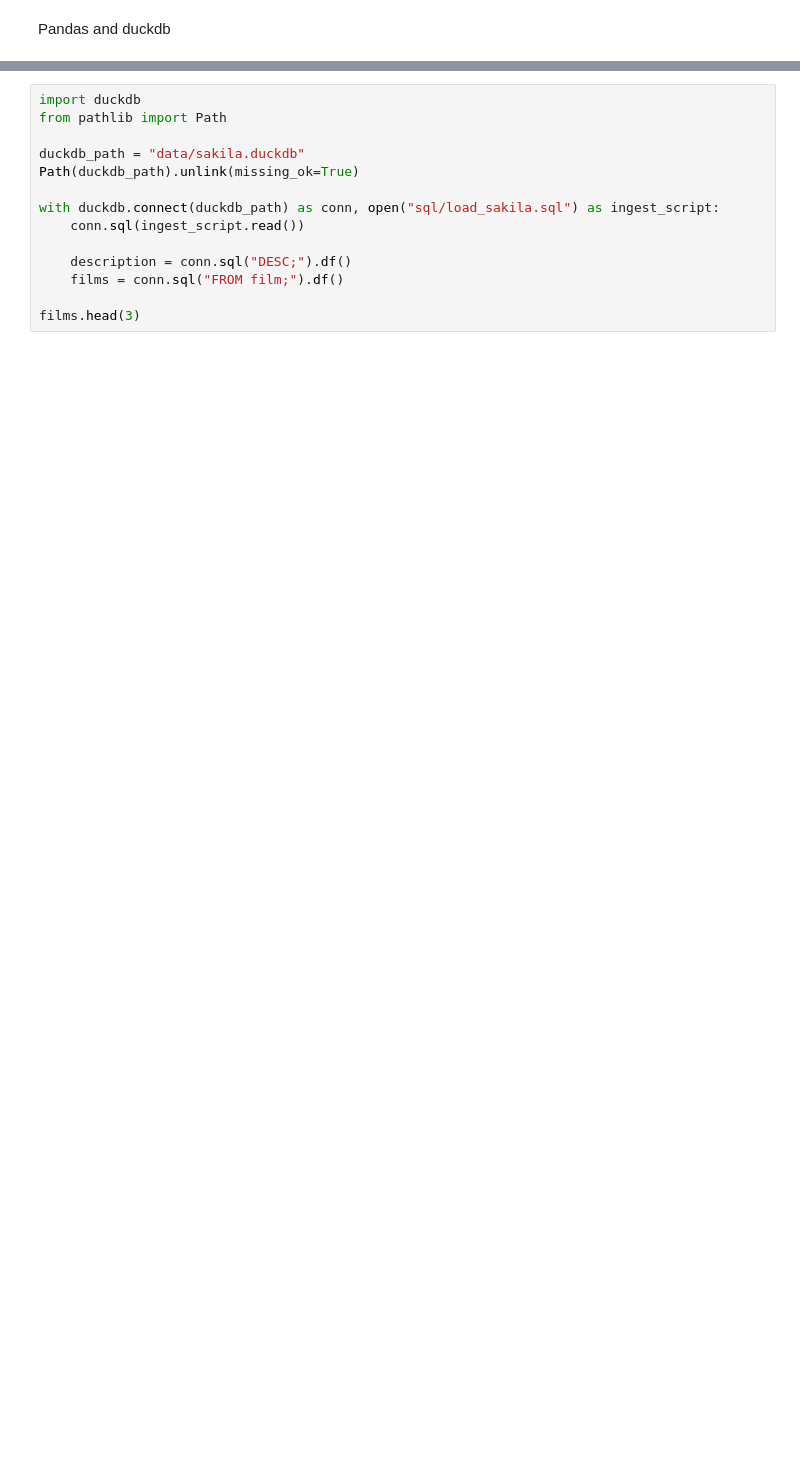
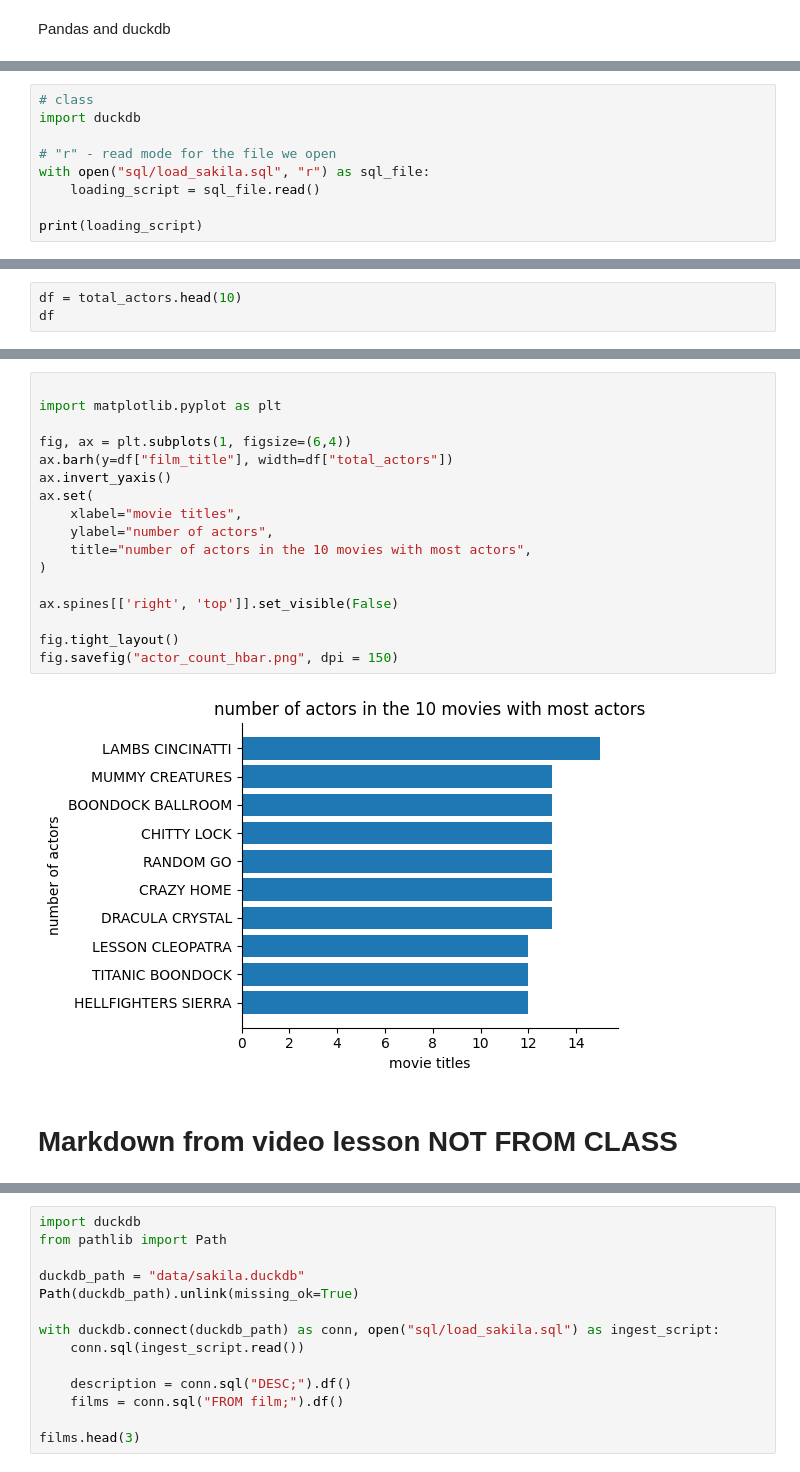
Before and after one commit to SadiaAwan/duckdb_analytics_sadia_awan_mlops25, a Jupyter notebook: code_alongs/18_pandas_duckdb/duckdb_pandas.ipynb, the cells around one changed output, grey strips where cells are left out. Cells and saved outputs as stored; diff of their text form; blank space fills up the shorter version.

```diff
--- a/code_alongs/18_pandas_duckdb/duckdb_pandas.ipynb
+++ b/code_alongs/18_pandas_duckdb/duckdb_pandas.ipynb
@@ -2,0 +5,9 @@ Pandas and duckdb
+# %%
+# class
+import duckdb
+
+# "r" - read mode for the file we open
+with open("sql/load_sakila.sql", "r") as sql_file:
+    loading_script = sql_file.read()
+
+print(loading_script)
@@ -2,0 +288,3 @@ Pandas and duckdb
+# %%
+df = total_actors.head(10)
+df
@@ -2,0 +303,21 @@ Pandas and duckdb
+# %%
+
+import matplotlib.pyplot as plt
+
+fig, ax = plt.subplots(1, figsize=(6,4))
+ax.barh(y=df["film_title"], width=df["total_actors"])
+ax.invert_yaxis()
+ax.set(
+    xlabel="movie titles",
+    ylabel="number of actors",
+    title="number of actors in the 10 movies with most actors",
+)
+
+ax.spines[['right', 'top']].set_visible(False)
+
+fig.tight_layout()
+fig.savefig("actor_count_hbar.png", dpi = 150)
+# %% [output]
+[figure, added]
+# %% [markdown]
+# Markdown from video lesson NOT FROM CLASS
```
Also changed, not shown: parts of 27 cells of this notebook, 2 other files.
